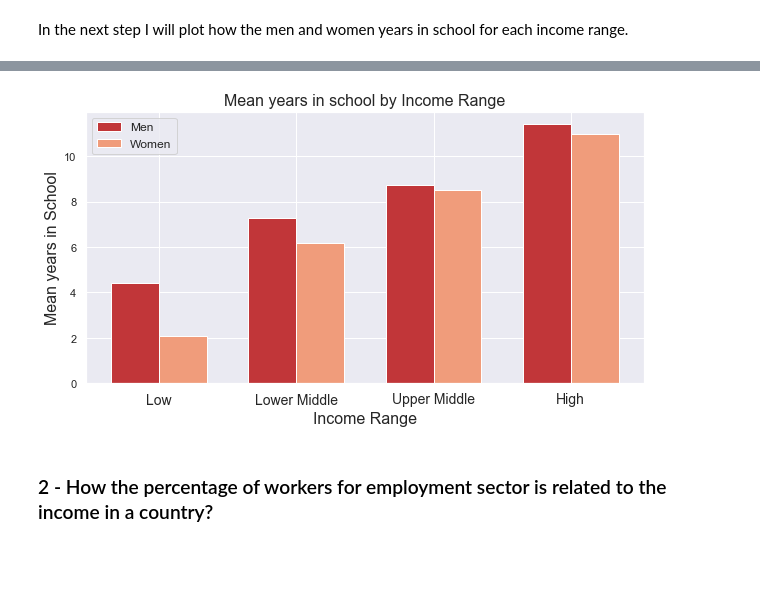
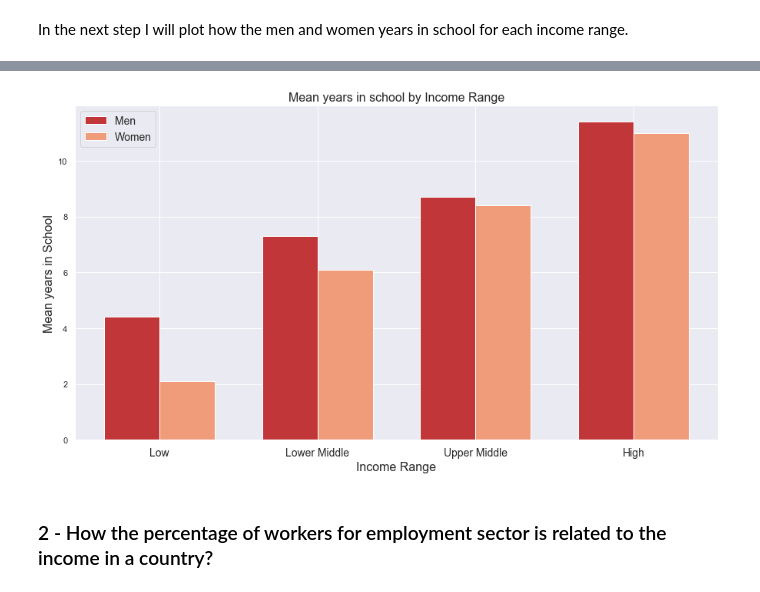
Before and after one commit to suefenali/data_analysis_nanodegree, a Jupyter notebook: project_2/income_analysis.ipynb, the cells around one changed output, grey strips where cells are left out. Cells and saved outputs as stored; diff of their text form; code cells hidden in the pictures; blank space fills up the shorter version.

```diff
--- a/project_2/income_analysis.ipynb
+++ b/project_2/income_analysis.ipynb
@@ -68,6 +68,11 @@ import matplotlib.pyplot as plt
 import numpy as np
 import pandas as pd
 import seaborn as sns
+
+from IPython.core.display import display, HTML
+def create_link(id): # This function makes possible to use HTML inside a code cell
+    display(HTML('<a id={id}></a>'.format(id=id))) # (used to link the explanations to the charts)
+
 sns.set()
 sns.set_palette("RdBu", 6)
 
@@ -1149,7 +1138,7 @@ In the next step I will plot how the men and women years in school for each inco
 ind = np.arange(mean_income_groups.shape[0])  # the x locations for the groups
 width = 0.35       # the width of the bars
 
-plt.figure(figsize=(10,5))
+plt.figure(figsize=(15,8))
 
 # plot bars
 men_means = plt.bar(ind, mean_income_groups['men_mean'], width, label='Men')
@@ -1164,5 +1153,6 @@ labels = mean_income_groups['income_range']  # xtick labels
 plt.xticks(locations, labels, fontsize=14)
 
 # legend
-plt.legend(fontsize=12);
+plt.legend(fontsize=14);
+create_link('income_years') # this line links a text to this chart
 # %% [output]
@@ -1169,4 +1160,4 @@ plt.legend(fontsize=12);
-[figure, old version]
+[figure, new version]
 # %% [markdown]
 <a id='question_2'></a>
 ### 2 - How the percentage of workers for employment sector is related to the income in a country?
```
Also changed, not shown: parts of 13 cells of this notebook.
